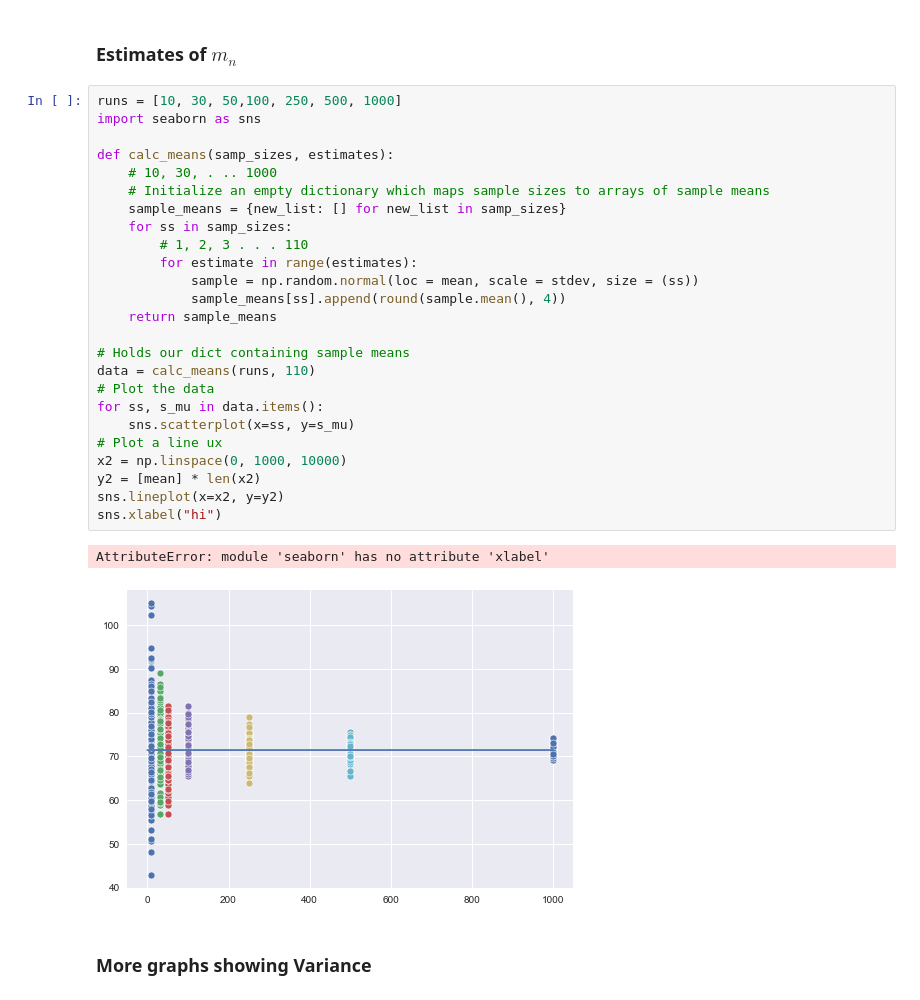
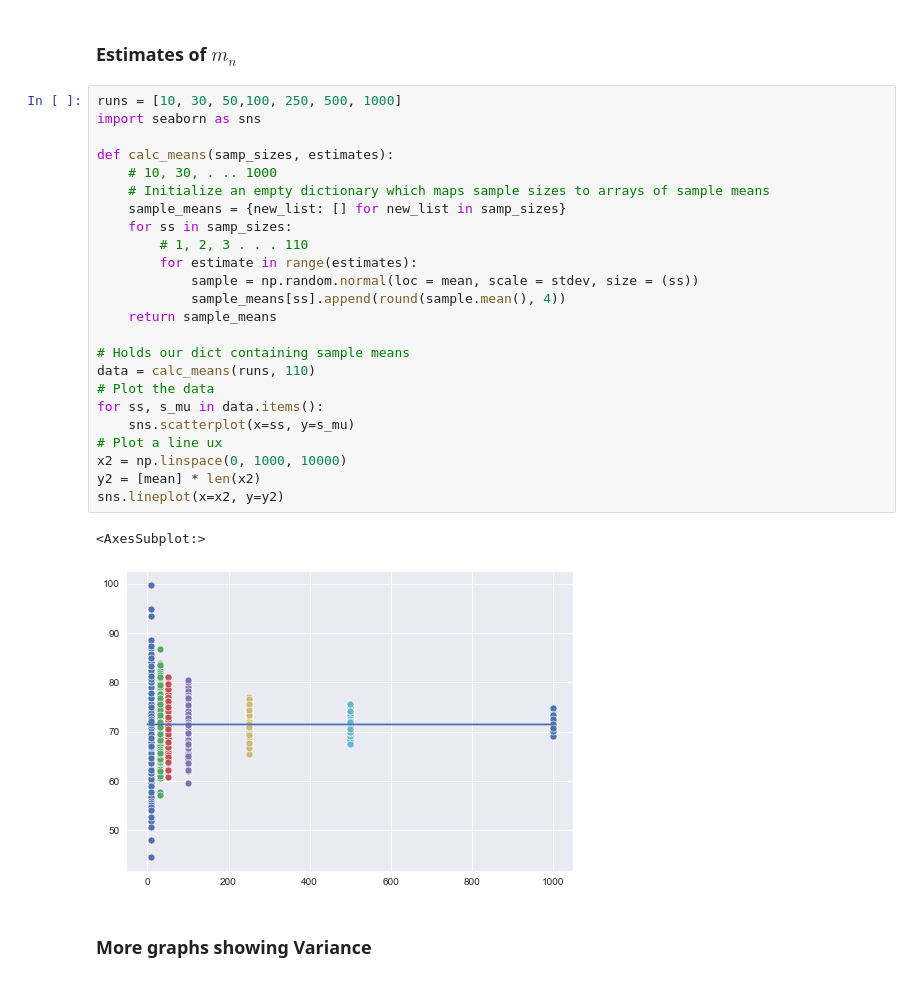
Before and after one commit to luke-anglin/DroneMonte, a Jupyter notebook: Project 3.ipynb, the cells around one changed output. Drawn from its saved outputs; the diff is of its cells as text.

```diff
--- a/Project 3.ipynb
+++ b/Project 3.ipynb
@@ -86,31 +88,30 @@ $$
 # %%
 runs = [10, 30, 50,100, 250, 500, 1000]
 import seaborn as sns
 
 def calc_means(samp_sizes, estimates):
     # 10, 30, . .. 1000
     # Initialize an empty dictionary which maps sample sizes to arrays of sample means
     sample_means = {new_list: [] for new_list in samp_sizes}
     for ss in samp_sizes:
         # 1, 2, 3 . . . 110
         for estimate in range(estimates):
             sample = np.random.normal(loc = mean, scale = stdev, size = (ss))
             sample_means[ss].append(round(sample.mean(), 4))
     return sample_means
 
 # Holds our dict containing sample means
 data = calc_means(runs, 110)
 # Plot the data
 for ss, s_mu in data.items():
     sns.scatterplot(x=ss, y=s_mu)
 # Plot a line ux
 x2 = np.linspace(0, 1000, 10000)
 y2 = [mean] * len(x2)
 sns.lineplot(x=x2, y=y2)
-sns.xlabel("hi")
 # %% [output]
-AttributeError: module 'seaborn' has no attribute 'xlabel'
+<AxesSubplot:>
-[figure, old version]
+[figure, new version]
 # %% [markdown]
 ### More graphs showing Variance
 # %%
```
Also changed, not shown: parts of 20 cells of this notebook, 7 other files.
